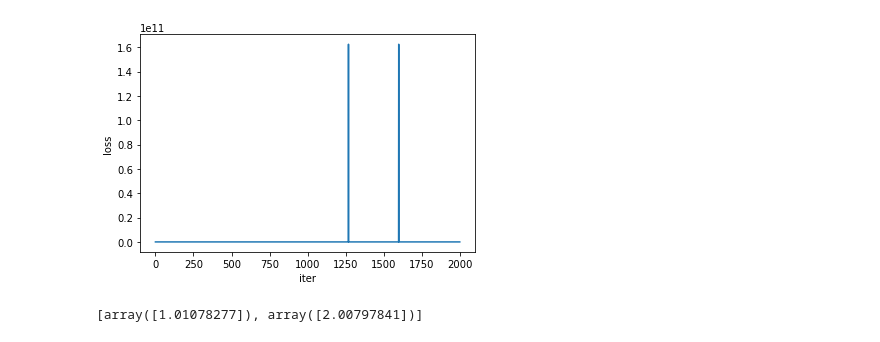
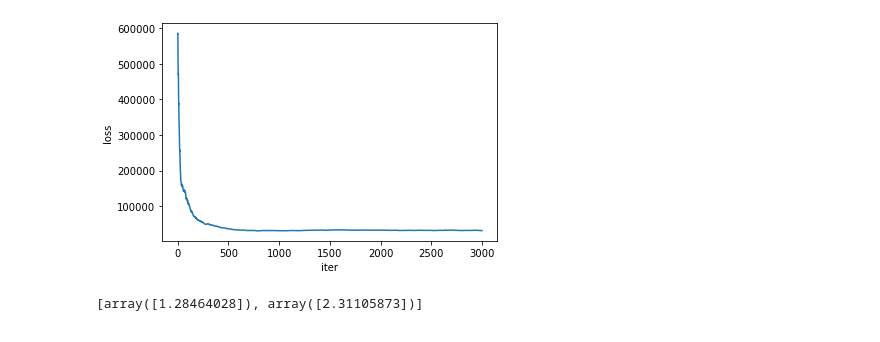
Before and after one commit to Recommendation-System-Project/Recommendation-system, a Jupyter notebook: DR_Final_Expt.ipynb, the cells around one changed output. Saved outputs shown, nothing was run; the diff lists cells and outputs as text; code cells hidden in the pictures.

Commit message:
gradient?

```diff
--- a/DR_Final_Expt.ipynb
+++ b/DR_Final_Expt.ipynb
@@ -16,3 +17,14 @@ def get_data(sample_num=2000):
+# %%
+def get_data():
+    observed_r = pd.read_csv("preproceed_data/rating_pairs.csv") # observed ratings
+    predicted_r = pd.DataFrame(np.random.randint(0,5,size=observed_r.shape)) # predicted rating
+
+
+    observed_e = predicted_r - observed_r # e_ui
+    propensities = pd.read_csv("preproceed_data/propensities.csv") # propensities for all user item pairs
+    O_mask = pd.read_csv("preproceed_data/O_mask.csv")
+
+    return observed_r, predicted_r, observed_e, propensities, O_mask
 # %%
 get_data()
 # %% [output]
@@ -29,25 +48,24 @@ get_data()
 # %%
 def SGD(predicted_r,
-        imputed_e,
         observed_e,
         propensities,
         step_size=2,
-        max_iter_count=2000):
+        max_iter_count=3000):
 
     m = predicted_r.shape[0]
     var = 1
     theta = np.zeros(2)
-    imputed_e = imputed_e.flatten()
     loss = 1
     iter_count = 0
     iter_list = []
     loss_list = []
     theta1 = []
     theta2 = []
+    theta = [2, 4.5]
+
 
     while loss > 0.01 and iter_count < max_iter_count:
         loss = 0
-        theta = [1, 2]
         theta1.append(theta[0])
         theta2.append(theta[1])
         rand1 = np.random.randint(0, m, 1)
@@ -55,24 +73,24 @@ def SGD(predicted_r,
         gradient_w = 2 * predicted_r[rand1] * (
             2 * theta[1] - predicted_r[rand1]) * (
                 (2 * predicted_r[rand1] * theta[1] - predicted_r[rand1]**2) *
-                theta[0] + observed_e[rand1] - theta[1]**2) / propensities[rand1]
+                theta[0] + observed_e[rand1] - theta[1]**2)
 
         gradient_y = 4 * (theta[1] - theta[0] * predicted_r[rand1]) * (
             theta[1]**2 - 2 * predicted_r[rand1] * theta[0] * theta[1] -
-            observed_e[rand1] + theta[0] * predicted_r[rand1]**2) / propensities[rand1]
+            observed_e[rand1] + theta[0] * predicted_r[rand1]**2)
 
         gradient = [gradient_w, gradient_y]
 
         for i in range(len(theta)):
             theta[i] = theta[i] - step_size * gradient[i]
+        h = np.power((predicted_r - theta[1]), 2) * theta[0]
 
-        h = np.power((predicted_r - theta[1]), 2) * theta[0]
         for i in range(m):
-            every_loss = np.power((h[i] - observed_e[i]), 2) / propensities[i]
+            every_loss = np.power((h[i] - observed_e[i]), 2)
             loss = loss + every_loss
 
         print("iter_count: ", iter_count, "the loss:", loss, "the gradient:",
-              gradient, "h: ", h)
+              gradient)
 
         iter_list.append(iter_count)
         loss_list.append(loss)
@@ -86,7 +104,7 @@ def SGD(predicted_r,
     return theta1, theta2, theta, loss_list
 # %%
 if __name__ == '__main__':
-    observed_r, predicted_r, imputed_e, observed_e, propensities = get_data()
-    theta1,theta2,theta,loss_list = SGD(predicted_r, imputed_e, observed_e, propensities, step_size = 0.0001)
+    observed_r, predicted_r, observed_e, propensities,O_mask = get_data()
+    theta1,theta2,theta,loss_list = SGD(predicted_r, observed_e, propensities, step_size = 0.0001)
     print(theta)
 # %% [output]
@@ -110,2 +128,2 @@ iter_count:  1999 the loss: 259800.76572579792 the gradient: [array([-107.827690
-[figure, old version]
+[figure, new version]
-[array([1.01078277]), array([2.00797841])]
+[array([1.28464028]), array([2.31105873])]
```
Also changed, not shown: parts of 4 cells of this notebook.
